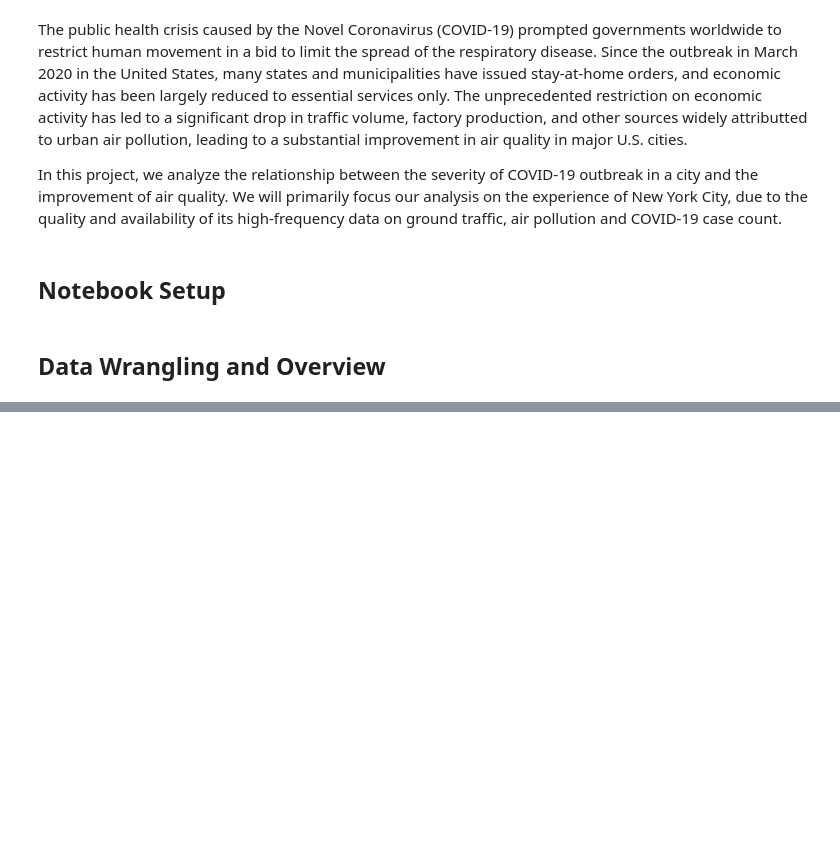
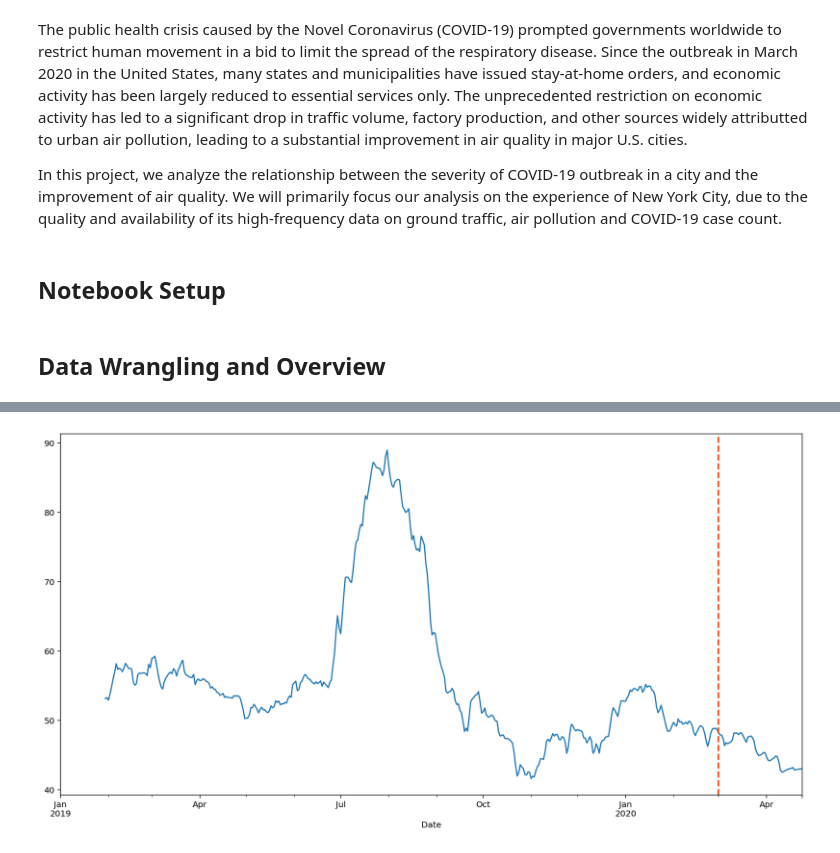
Before and after one commit to tianrunw/big-data-air-pollution, a Jupyter notebook: project/covid19_air_pollution.ipynb, the cells around one changed output, grey strips where cells are left out. Cells and saved outputs as stored; diff of their text form; code cells hidden in the pictures; blank space fills up the shorter version.

Commit message:
started on data wrangling

```diff
--- a/project/covid19_air_pollution.ipynb
+++ b/project/covid19_air_pollution.ipynb
@@ -45,0 +27,11 @@ aqi19
+# %%
+# EPA daily air quality data in 2019 and 2020
+aqi19 = pd.read_csv('data/aqidaily2019.csv')
+aqi20 = pd.read_csv('data/aqidaily2020.csv')
+
+# concat rows
+aqi = pd.concat([aqi19, aqi20], axis=0)
+
+# parse Date column to datetime and set as index
+aqi['Date'] = pd.to_datetime(aqi['Date'], format='%m/%d/%Y')
+aqi.set_index('Date', inplace=True)
@@ -45,0 +67,6 @@ aqi19
+# %%
+# plot AQI trend from January 2019 to April 2020
+aqi_plot = aqi['Overall AQI Value'].rolling(30).mean().plot(figsize=(16, 8))
+_ = aqi_plot.axvline('2020-03-01', color='orangered', linestyle='--', lw=2, alpha=1.0)
+# %% [output]
+[figure, added]
```
Also changed, not shown: parts of 9 cells of this notebook.
